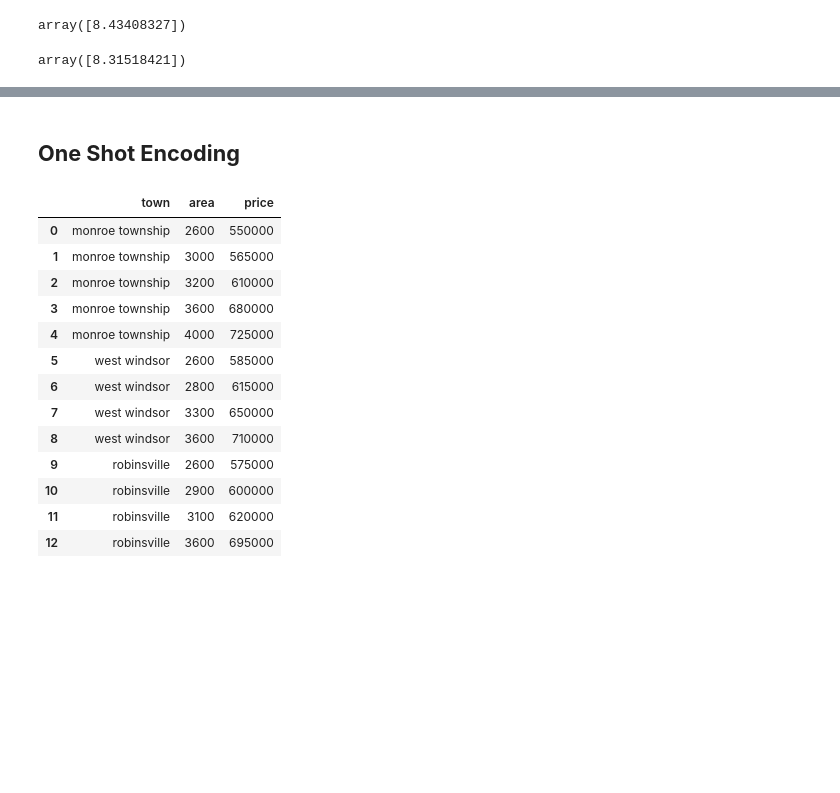
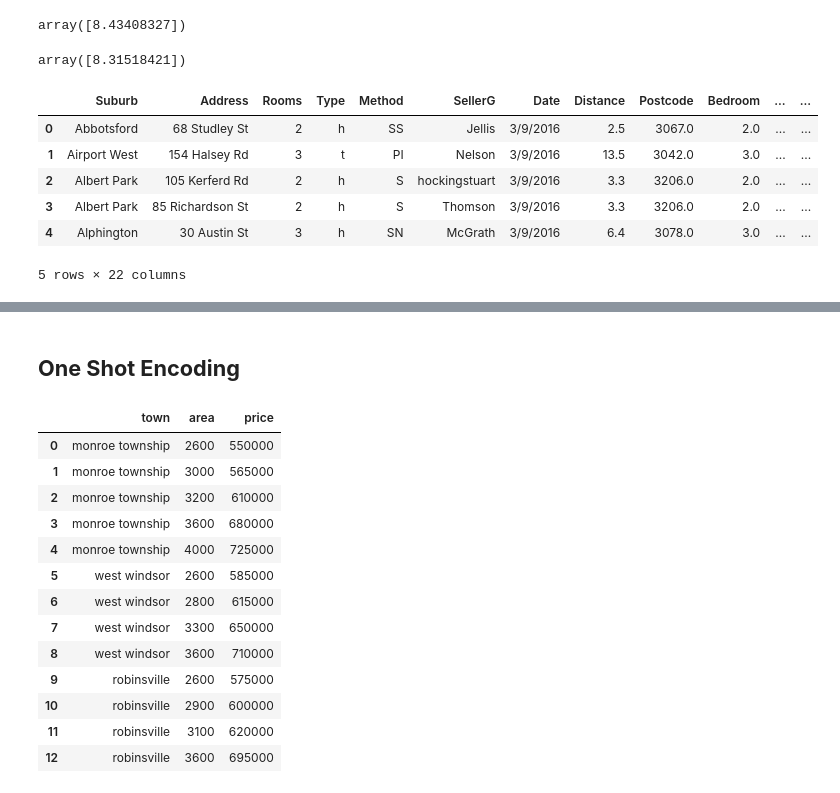
Before and after one commit to Emon3469/Machine-Learning, a Jupyter notebook: machine_learning.ipynb, the cells around one changed output, grey strips where cells are left out. Drawn from its saved outputs; the diff is of its cells as text; code cells hidden in the pictures; blank space fills up the shorter version.

```diff
--- a/machine_learning.ipynb
+++ b/machine_learning.ipynb
@@ -334,3 +334,21 @@ elastic_net.fit(X, y)
 elastic_net.predict([[1.5]])
 # %% [output]
 array([8.31518421])
+# %%
+import numpy as np
+import matplotlib.pyplot as plt
+import pandas as pd
+import seaborn as sns
+import warnings
+
+warnings.filterwarnings("ignore")
+dataset = pd.read_csv('Melbourne_housing.csv')
+dataset.head()
+# %% [output]
+|  | Suburb | Address | Rooms | Type | Method | SellerG | Date | Distance | Postcode | Bedroom | ... | ... |
+| 0 | Abbotsford | 68 Studley St | 2 | h | SS | Jellis | 3/9/2016 | 2.5 | 3067.0 | 2.0 | ... | ... |
+| 1 | Airport West | 154 Halsey Rd | 3 | t | PI | Nelson | 3/9/2016 | 13.5 | 3042.0 | 3.0 | ... | ... |
+| 2 | Albert Park | 105 Kerferd Rd | 2 | h | S | hockingstuart | 3/9/2016 | 3.3 | 3206.0 | 2.0 | ... | ... |
+| 3 | Albert Park | 85 Richardson St | 2 | h | S | Thomson | 3/9/2016 | 3.3 | 3206.0 | 2.0 | ... | ... |
+| 4 | Alphington | 30 Austin St | 3 | h | SN | McGrath | 3/9/2016 | 6.4 | 3078.0 | 3.0 | ... | ... |
+5 rows × 22 columns
```
Also changed, not shown: parts of 18 cells of this notebook.
